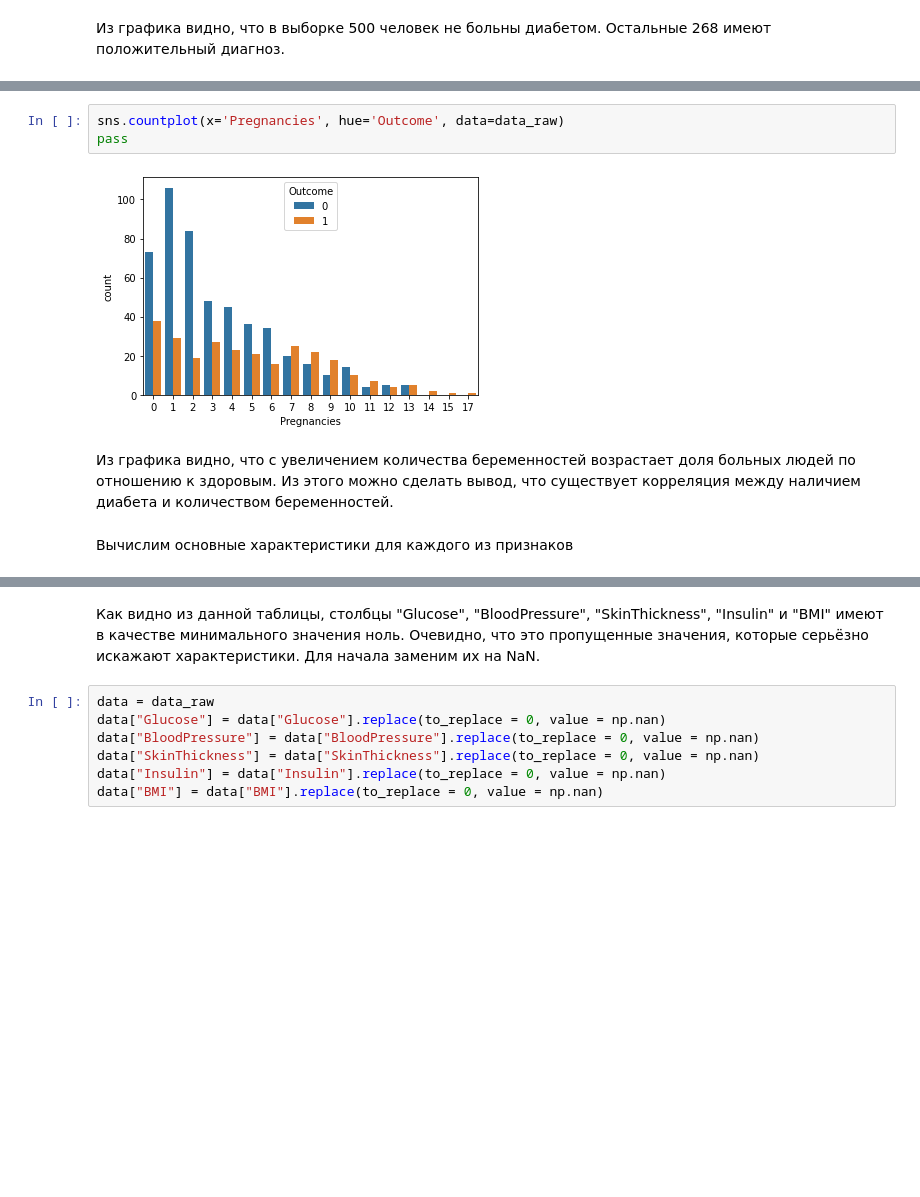
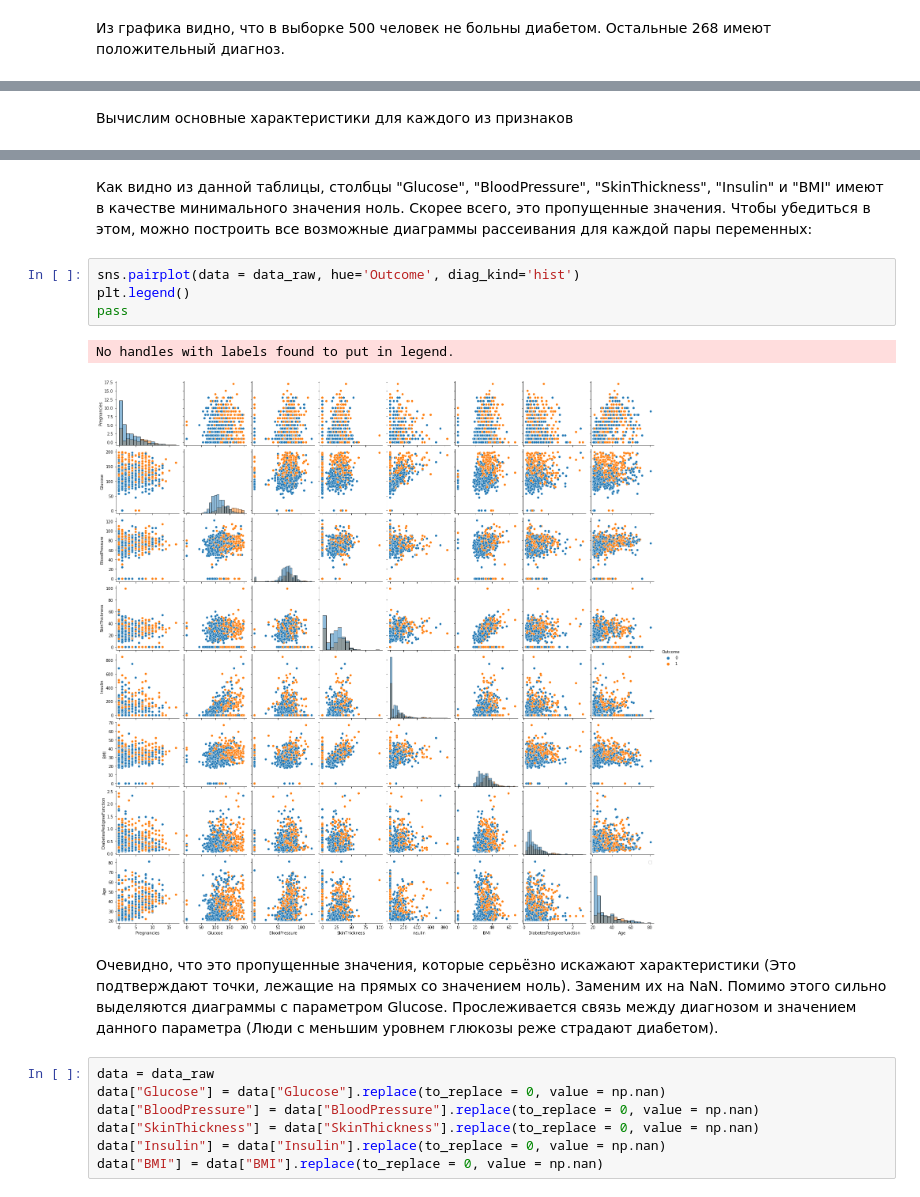
Before and after one commit to 381706LembrikovStepan/MachineLearning, a Jupyter notebook: Diabet_first_homework.ipynb, the cells around one changed output, grey strips where cells are left out. Saved outputs shown, nothing was run; the diff lists cells and outputs as text; blank space fills up the shorter version.

Commit message:
Some addings in visualisation of data

```diff
--- a/Diabet_first_homework.ipynb
+++ b/Diabet_first_homework.ipynb
@@ -60,10 +58,3 @@ pass
-# %%
-sns.countplot(x='Pregnancies', hue='Outcome', data=data_raw)
-pass
-# %% [output]
-[figure, removed]
-# %% [markdown]
-Из графика видно, что с увеличением количества беременностей возрастает доля больных людей по отношению к здоровым. Из этого можно сделать вывод, что существует корреляция между наличием диабета и количеством беременностей.
 # %% [markdown]
 Вычислим основные характеристики для каждого из признаков
 # %%
@@ -79,7 +70,16 @@ data_raw.describe()
 | 75% | 6.000000 | 140.250000 | 80.000000 | 32.000000 | 127.250000 | 36.600000 | 0.626250 | 41.000000 | ... |
 | max | 17.000000 | 199.000000 | 122.000000 | 99.000000 | 846.000000 | 67.100000 | 2.420000 | 81.000000 | ... |
 # %% [markdown]
-Как видно из данной таблицы, столбцы "Glucose", "BloodPressure", "SkinThickness", "Insulin" и "BMI" имеют в качестве минимального значения ноль. Очевидно, что это пропущенные значения, которые серьёзно искажают характеристики. Для начала заменим их на NaN.
+Как видно из данной таблицы, столбцы "Glucose", "BloodPressure", "SkinThickness", "Insulin" и "BMI" имеют в качестве минимального значения ноль. Скорее всего, это пропущенные значения. Чтобы убедиться в этом, можно построить все возможные диаграммы рассеивания для каждой пары переменных:
+# %%
+sns.pairplot(data = data_raw, hue='Outcome', diag_kind='hist')
+plt.legend()
+pass
+# %% [output]
+No handles with labels found to put in legend.
+[figure, added]
+# %% [markdown]
+Очевидно, что это пропущенные значения, которые серьёзно искажают характеристики (Это подтверждают точки, лежащие на прямых со значением ноль). Заменим их на NaN. Помимо этого сильно выделяются диаграммы с параметром Glucose. Прослеживается связь между диагнозом и значением данного параметра (Люди с меньшим уровнем глюкозы реже страдают диабетом).
 # %%
 data = data_raw
 data["Glucose"] = data["Glucose"].replace(to_replace = 0, value = np.nan)
```
Also changed, not shown: parts of 2 cells of this notebook.
